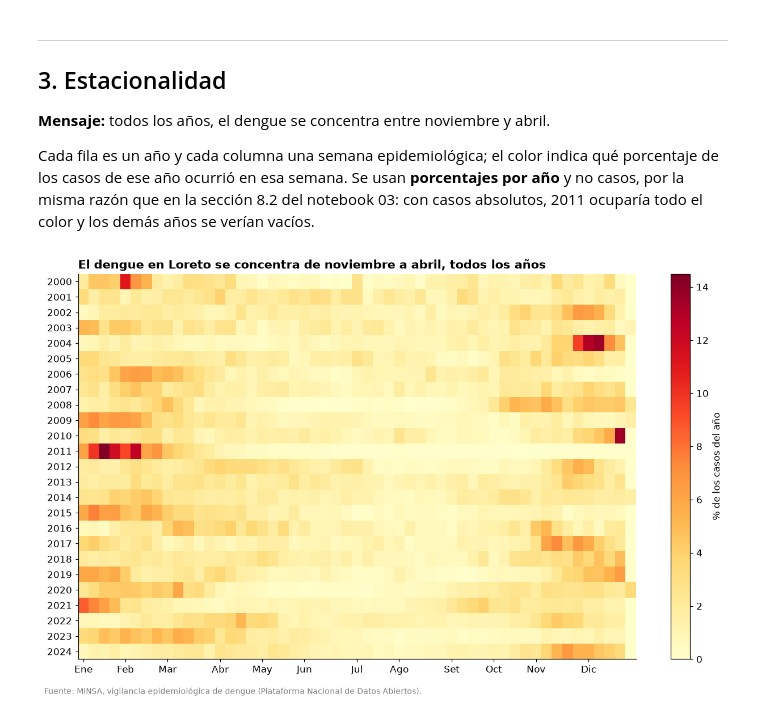
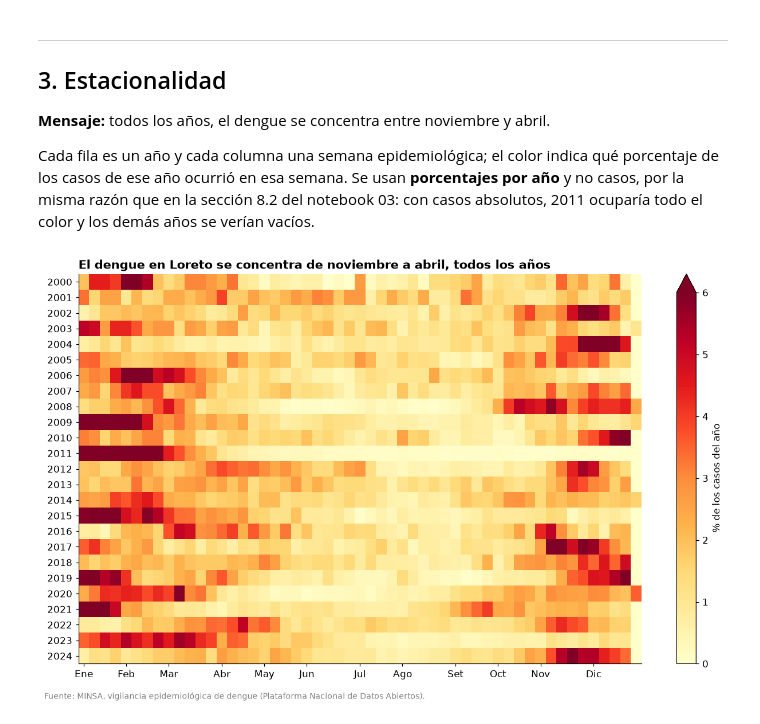
Before and after one commit to David-Sac/dengue-loreto, a Jupyter notebook: notebooks/04_visualizacion.ipynb, the cells around one changed output. Drawn from its saved outputs; the diff is of its cells as text; code cells hidden in the pictures.

```diff
--- a/notebooks/04_visualizacion.ipynb
+++ b/notebooks/04_visualizacion.ipynb
@@ -107,34 +107,34 @@ WITH semanal AS (
 )
 SELECT
     ano,
     semana,
     casos * 100.0 / SUM(casos) OVER (PARTITION BY ano) AS pct
 FROM semanal
 """)
 
 # Tabla dinámica: filas = años, columnas = semanas, valores = porcentaje
 tabla = semanal.pivot(index="ano", columns="semana", values="pct").fillna(0)
 
 fig, ax = plt.subplots(figsize=(12, 7))
-im = ax.imshow(tabla, aspect="auto", cmap="YlOrRd")
+im = ax.imshow(tabla, aspect="auto", cmap="YlOrRd", vmax=6)
 
 # Eje Y: todos los años
 ax.set_yticks(range(len(tabla.index)))
 ax.set_yticklabels(tabla.index)
 
 # Eje X: el nombre del mes en la semana en que empieza (aproximado)
 semanas_mes = [1, 5, 9, 14, 18, 22, 27, 31, 36, 40, 44, 49]
 meses = ["Ene", "Feb", "Mar", "Abr", "May", "Jun", "Jul", "Ago", "Set", "Oct", "Nov", "Dic"]
 ax.set_xticks([s - 1 for s in semanas_mes])   # la columna de la semana 1 está en la posición 0
 ax.set_xticklabels(meses)
 
-fig.colorbar(im, ax=ax, label="% de los casos del año")
+fig.colorbar(im, ax=ax, label="% de los casos del año", extend="max")
 ax.set_title("El dengue en Loreto se concentra de noviembre a abril, todos los años",
-             loc="left", fontsize=14, fontweight="bold")
+            loc="left", fontsize=14, fontweight="bold")
 
 fig.text(0.01, -0.02, FUENTE, fontsize=9, color="gray")
 plt.tight_layout()
 fig.savefig("../figures/02_estacionalidad.png", dpi=150, bbox_inches="tight")
 plt.show()
 # %% [output]
-[figure, old version]
+[figure, new version]
```
Also changed, not shown: parts of 3 cells of this notebook, 1 other file.
